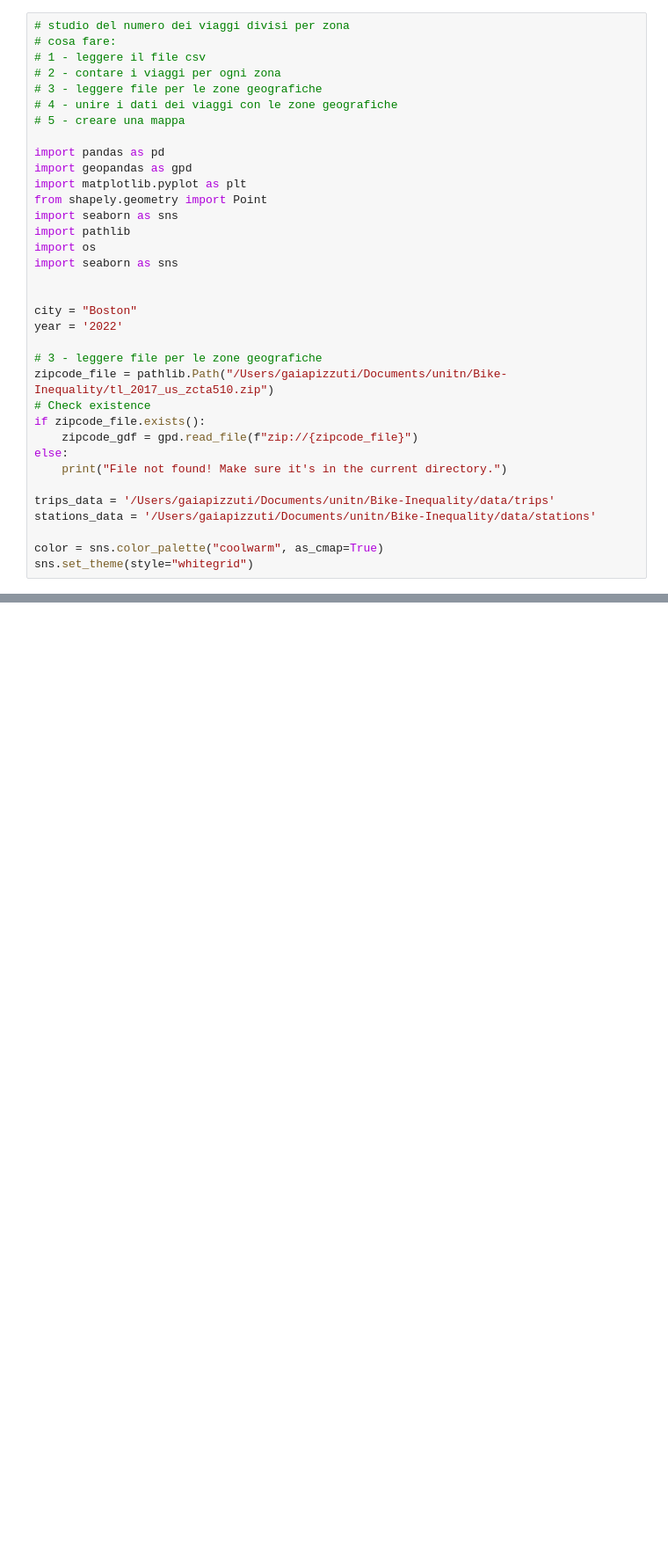
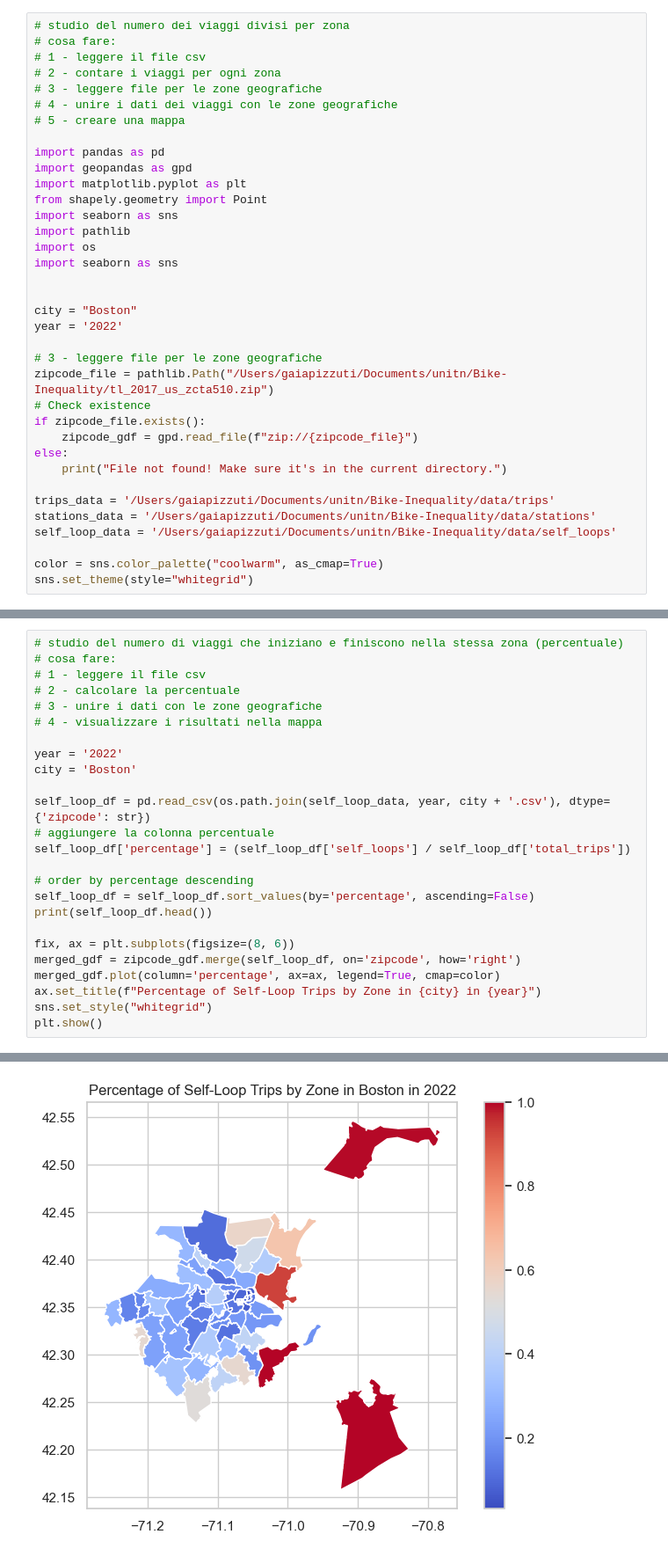
Before and after one commit to GaiaPizzuti/Bike-Inequality, a Jupyter notebook: src/notebook/trips_zones.ipynb, the cells around one changed output, grey strips where cells are left out. Shown at 88% size. Drawn from its saved outputs; the diff is of its cells as text; blank space fills up the shorter version.

Commit message:
self loops analysis

```diff
--- a/src/notebook/trips_zones.ipynb
+++ b/src/notebook/trips_zones.ipynb
@@ -30,6 +30,7 @@ else:
 
 trips_data = '/Users/gaiapizzuti/Documents/unitn/Bike-Inequality/data/trips'
 stations_data = '/Users/gaiapizzuti/Documents/unitn/Bike-Inequality/data/stations'
+self_loop_data = '/Users/gaiapizzuti/Documents/unitn/Bike-Inequality/data/self_loops'
 
 color = sns.color_palette("coolwarm", as_cmap=True)
 sns.set_theme(style="whitegrid")
@@ -289,3 +290,29 @@ plt.show()
 3   02121     0.0              8              8
 4   02465    -0.5              2              1
 [figure]
+# %%
+# studio del numero di viaggi che iniziano e finiscono nella stessa zona (percentuale)
+# cosa fare:
+# 1 - leggere il file csv
+# 2 - calcolare la percentuale
+# 3 - unire i dati con le zone geografiche
+# 4 - visualizzare i risultati nella mappa
+
+year = '2022'
+city = 'Boston'
+
+self_loop_df = pd.read_csv(os.path.join(self_loop_data, year, city + '.csv'), dtype={'zipcode': str})
+# aggiungere la colonna percentuale
+self_loop_df['percentage'] = (self_loop_df['self_loops'] / self_loop_df['total_trips'])
+
+# order by percentage descending
+self_loop_df = self_loop_df.sort_values(by='percentage', ascending=False)
+print(self_loop_df.head())
+
+fix, ax = plt.subplots(figsize=(8, 6))
+merged_gdf = zipcode_gdf.merge(self_loop_df, on='zipcode', how='right')
+merged_gdf.plot(column='percentage', ax=ax, legend=True, cmap=color)
+ax.set_title(f"Percentage of Self-Loop Trips by Zone in {city} in {year}")
+sns.set_style("whitegrid")
+plt.show()
+# %% [output]
@@ -291,0 +325 @@ plt.show()
+[figure, added]
```
Also changed, not shown: parts of 1 cell of this notebook.
